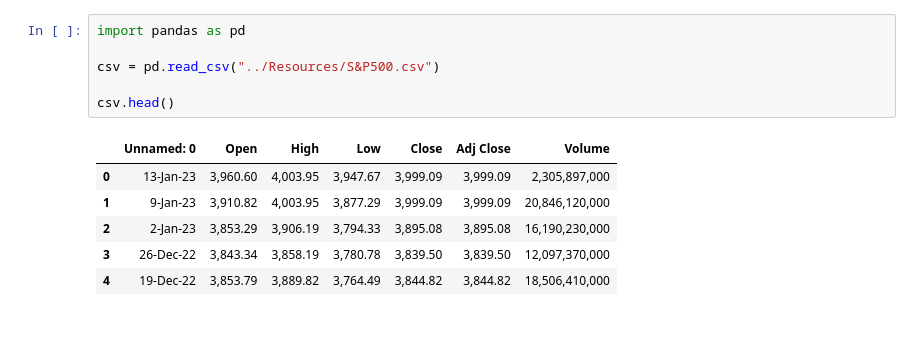
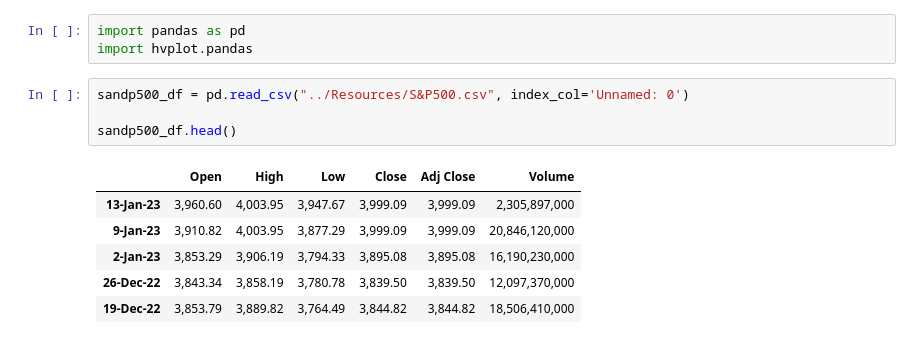
Before and after one commit to AndrewRBader/CU-Fintech_Project-1, a Jupyter notebook: Andrew/cleaning-data.ipynb, the cells around one changed output. Drawn from its saved outputs; the diff is of its cells as text.

Commit message:
cleaned up sandp500

```diff
--- a/Andrew/cleaning-data.ipynb
+++ b/Andrew/cleaning-data.ipynb
@@ -1,13 +1,14 @@
+# %%
+import pandas as pd
+import hvplot.pandas
 # %%
-import pandas as pd
+sandp500_df = pd.read_csv("../Resources/S&P500.csv", index_col='Unnamed: 0')
 
-csv = pd.read_csv("../Resources/S&P500.csv")
-
-csv.head()
+sandp500_df.head()
 # %% [output]
-|  | Unnamed: 0 | Open | High | Low | Close | Adj Close | Volume |
-| 0 | 13-Jan-23 | 3,960.60 | 4,003.95 | 3,947.67 | 3,999.09 | 3,999.09 | 2,305,897,000 |
-| 1 | 9-Jan-23 | 3,910.82 | 4,003.95 | 3,877.29 | 3,999.09 | 3,999.09 | 20,846,120,000 |
-| 2 | 2-Jan-23 | 3,853.29 | 3,906.19 | 3,794.33 | 3,895.08 | 3,895.08 | 16,190,230,000 |
-| 3 | 26-Dec-22 | 3,843.34 | 3,858.19 | 3,780.78 | 3,839.50 | 3,839.50 | 12,097,370,000 |
-| 4 | 19-Dec-22 | 3,853.79 | 3,889.82 | 3,764.49 | 3,844.82 | 3,844.82 | 18,506,410,000 |
+|  | Open | High | Low | Close | Adj Close | Volume |
+| 13-Jan-23 | 3,960.60 | 4,003.95 | 3,947.67 | 3,999.09 | 3,999.09 | 2,305,897,000 |
+| 9-Jan-23 | 3,910.82 | 4,003.95 | 3,877.29 | 3,999.09 | 3,999.09 | 20,846,120,000 |
+| 2-Jan-23 | 3,853.29 | 3,906.19 | 3,794.33 | 3,895.08 | 3,895.08 | 16,190,230,000 |
+| 26-Dec-22 | 3,843.34 | 3,858.19 | 3,780.78 | 3,839.50 | 3,839.50 | 12,097,370,000 |
+| 19-Dec-22 | 3,853.79 | 3,889.82 | 3,764.49 | 3,844.82 | 3,844.82 | 18,506,410,000 |
```
Also changed, not shown: parts of 3 cells of this notebook.
